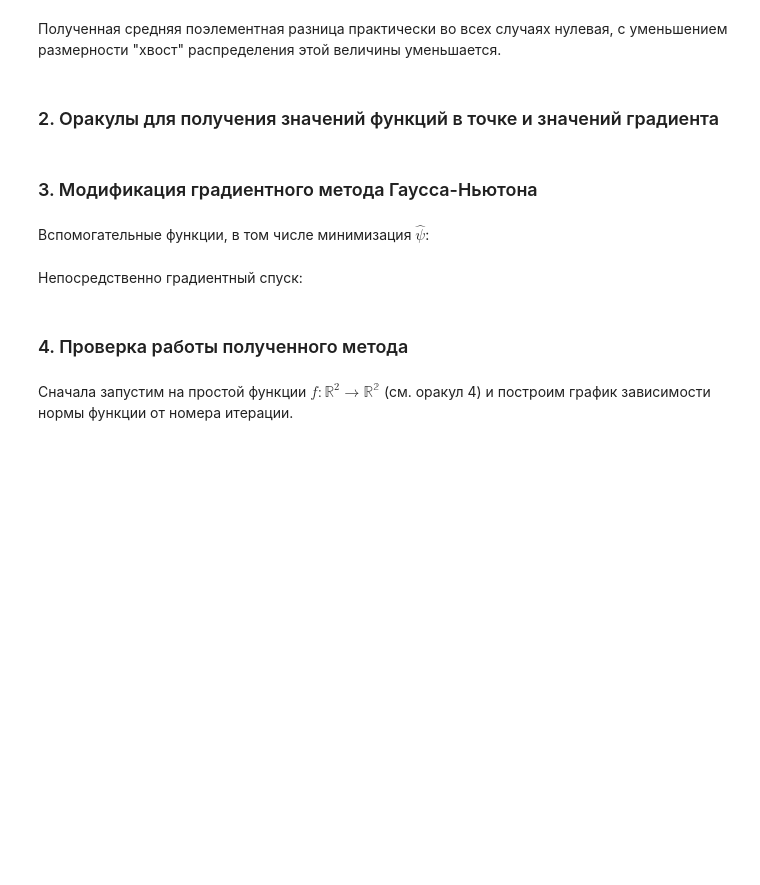
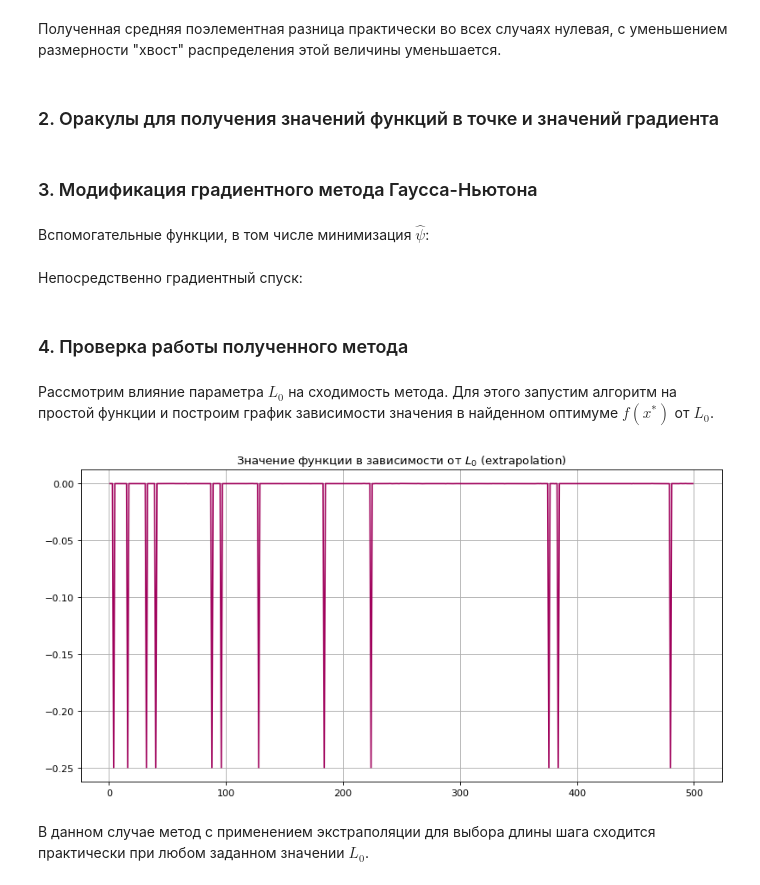
Before and after one commit to kuskarov/hse-optimization-project, a Jupyter notebook: implementation.ipynb, the cells around one changed output. Drawn from its saved outputs; the diff is of its cells as text; code cells hidden in the pictures; blank space fills up the shorter version.

```diff
--- a/implementation.ipynb
+++ b/implementation.ipynb
@@ -362,5 +380,34 @@ class GradientDescent():
     return Y # full history
 # %% [markdown]
 ### 4. Проверка работы полученного метода
-# %% [markdown]
-Сначала запустим на простой функции $f: \mathbb{R}^2 \to \mathbb{R^2}$ (см. оракул 4) и построим график зависимости нормы функции от номера итерации.
+# %% [markdown]
+Рассмотрим влияние параметра $L_0$ на сходимость метода. Для этого запустим алгоритм на простой функции и построим график зависимости значения в найденном оптимуме $f(x^*)$ от $L_0$.
+# %%
+def main():
+  oracle = Oracle()
+  GD = GradientDescent()
+
+  rule = "extrapolation"
+  results = []
+  L0s = np.arange(1, 500)
+  for L0 in L0s:
+    try:
+      points_history = np.array(GD.do_gd(oracle, np.array([[20000]]), 0.0001, L0, rule, verbose=False))
+      function_value_history = [oracle.F(x)[0,0] for x in points_history]
+      ans = function_value_history[-1]
+      results.append(ans)
+#      print(L0, len(function_value_history))
+    except:
+      results.append(1) # метод не сошелся
+  fig = plt.figure(dpi=80, figsize=(12, 6))
+  plt.title("Значение функции в зависимости от $L_0$ ({})".format(rule))
+  plt.plot(L0s, results, color="xkcd:deep magenta")
+  plt.grid(True)
+  plt.show()
+  fig.savefig("momentum_{}_L0_1.pdf".format(rule))
+
+main()
+# %% [output]
+[figure, added]
+# %% [markdown]
+В данном случае метод с применением экстраполяции для выбора длины шага сходится практически при любом заданном значении $L_0$.
```
Also changed, not shown: parts of 18 cells of this notebook, 1 other file.
